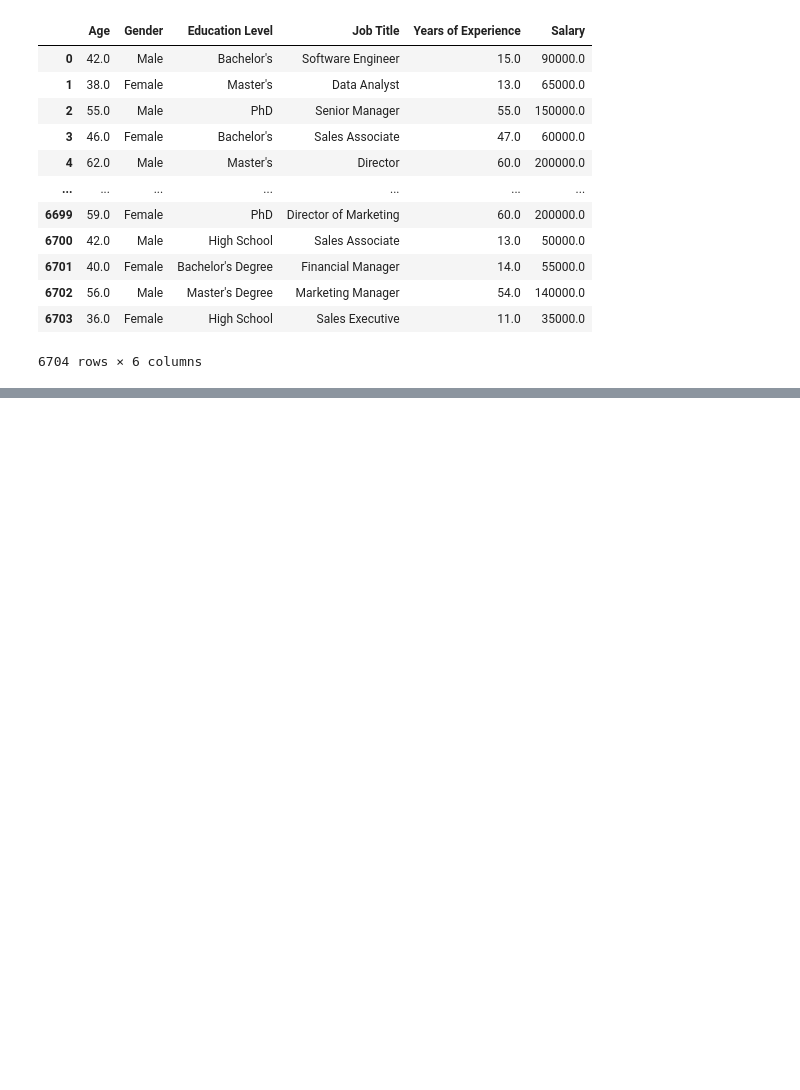
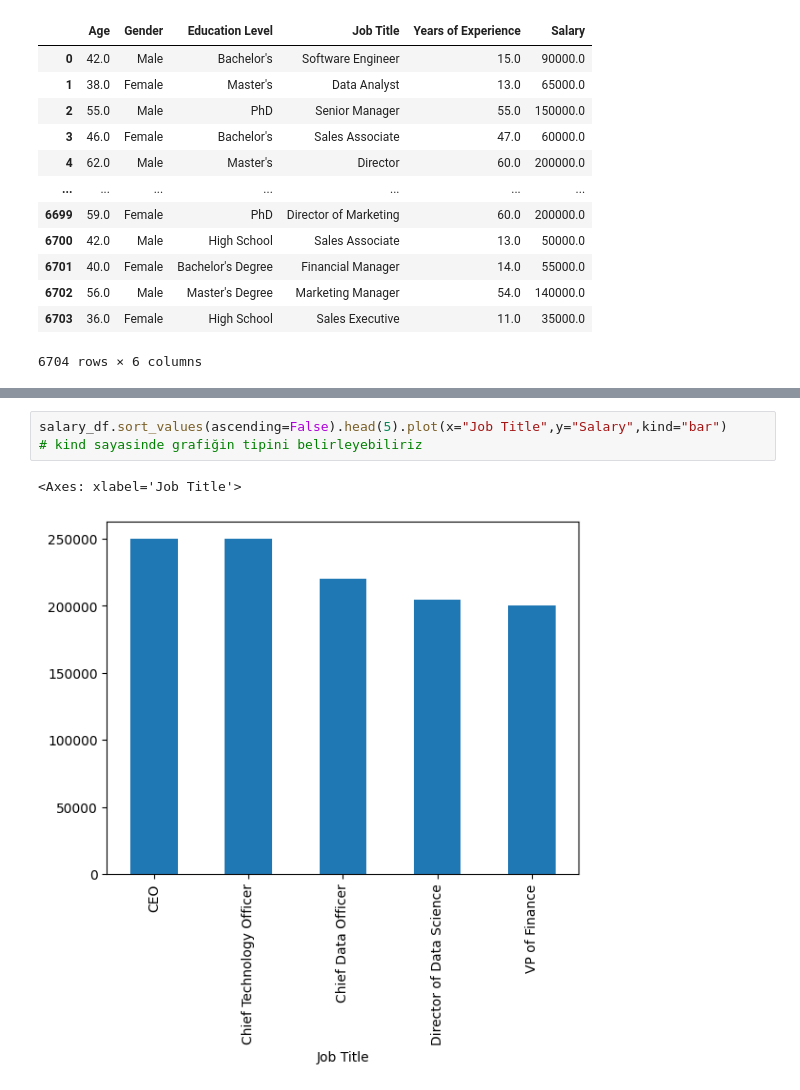
Before and after one commit to aysenuradnrr/Veri-Analizi-E-itimi, a Jupyter notebook: Untitled.ipynb, the cells around one changed output, grey strips where cells are left out. Saved outputs shown, nothing was run; the diff lists cells and outputs as text; blank space fills up the shorter version.

```diff
--- a/Untitled.ipynb
+++ b/Untitled.ipynb
@@ -700,0 +756,6 @@ df
+# %%
+salary_df.sort_values(ascending=False).head(5).plot(x="Job Title",y="Salary",kind="bar")
+# kind sayasinde grafiğin tipini belirleyebiliriz
+# %% [output]
+<Axes: xlabel='Job Title'>
+[figure, added]
```
Also changed, not shown: parts of 8 cells of this notebook.
